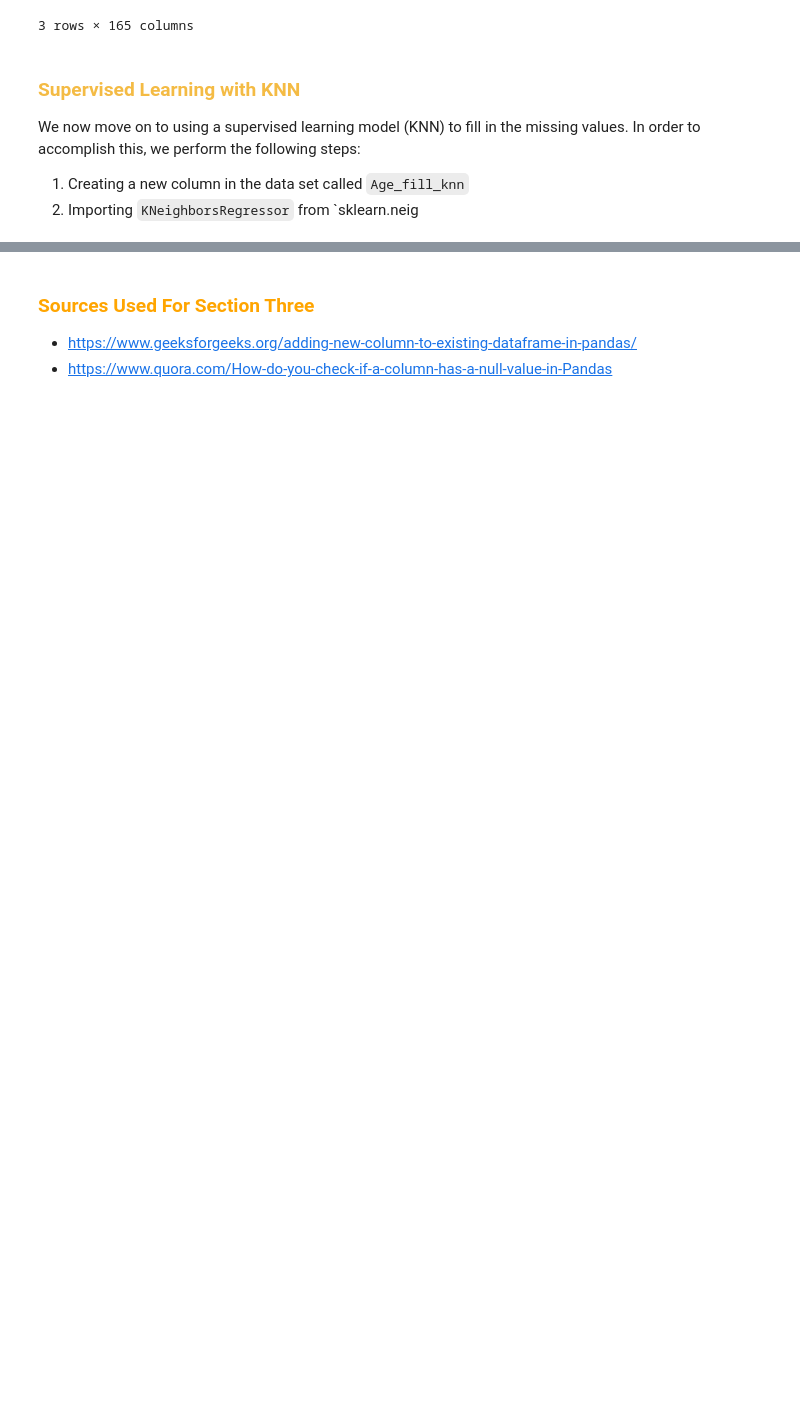
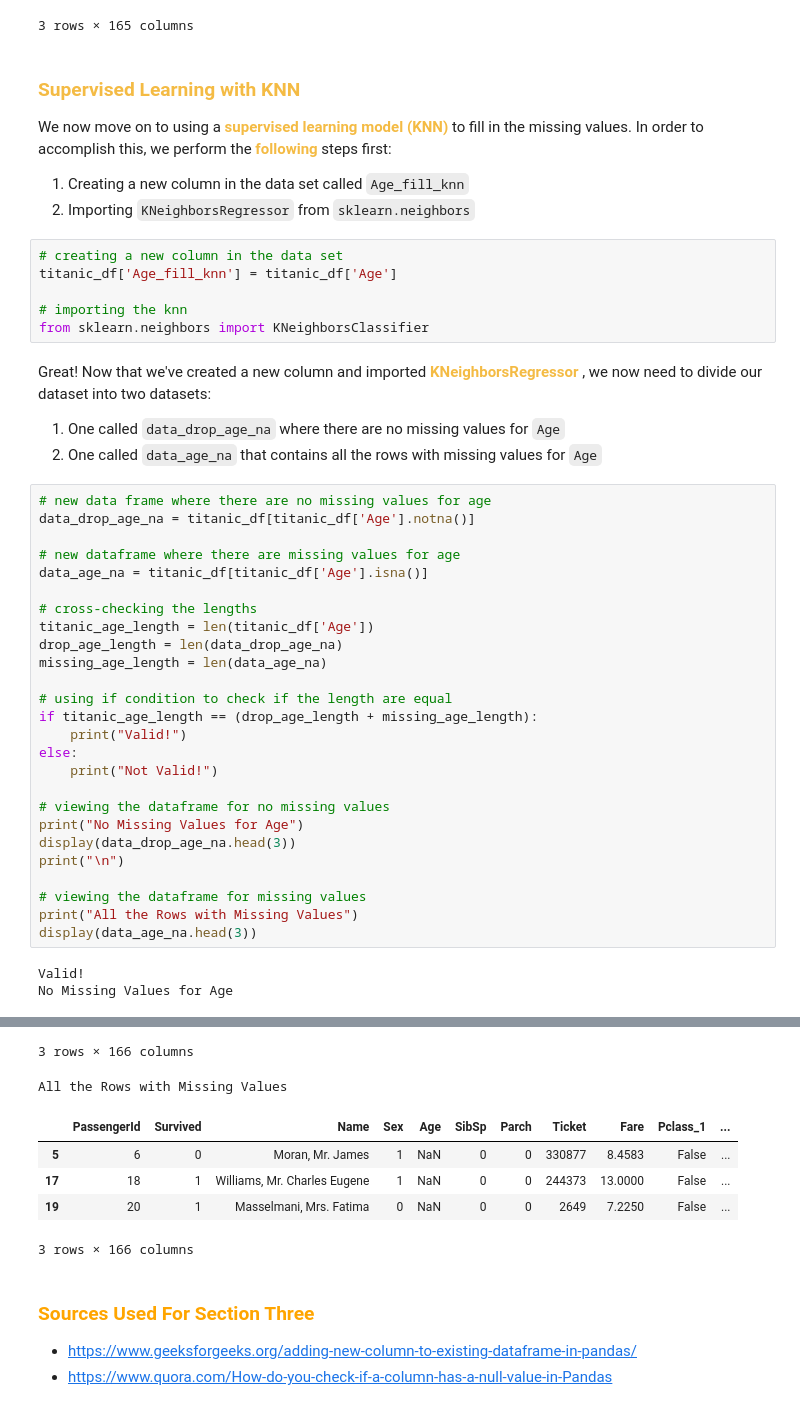
Before and after one commit to chowdhuryj-github/DataScienceDataAnalysis, a Jupyter notebook: wk_02/lab/titanic.ipynb, the cells around one changed output, grey strips where cells are left out. Cells and saved outputs as stored; diff of their text form; blank space fills up the shorter version.

```diff
--- a/wk_02/lab/titanic.ipynb
+++ b/wk_02/lab/titanic.ipynb
@@ -300,6 +303,45 @@ Mode:  False
 3 rows × 165 columns
 # %% [markdown]
 ### <font color = '#F4BB44'> Supervised Learning with KNN </font>
-We now move on to using a supervised learning model (KNN) to fill in the missing values. In order to accomplish this, we perform the following steps:
+We now move on to using a <font color = '#F4BB44'> **supervised learning model (KNN)** </font> to fill in the missing values. In order to accomplish this, we perform the <font color = '#F4BB44'> **following** </font> steps first:
 1. Creating a new column in the data set called `Age_fill_knn`
-2. Importing `KNeighborsRegressor` from `sklearn.neig
+2. Importing `KNeighborsRegressor` from `sklearn.neighbors`
+# %%
+# creating a new column in the data set
+titanic_df['Age_fill_knn'] = titanic_df['Age']
+
+# importing the knn
+from sklearn.neighbors import KNeighborsClassifier
+# %% [markdown]
+Great! Now that we've created a new column and imported <font color = '#F4BB44'> **KNeighborsRegressor** </font>, we now need to divide our dataset into two datasets:
+1. One called `data_drop_age_na` where there are no missing values for `Age`
+2. One called `data_age_na` that contains all the rows with missing values for `Age`
+# %%
+# new data frame where there are no missing values for age
+data_drop_age_na = titanic_df[titanic_df['Age'].notna()]
+
+# new dataframe where there are missing values for age
+data_age_na = titanic_df[titanic_df['Age'].isna()]
+
+# cross-checking the lengths
+titanic_age_length = len(titanic_df['Age'])
+drop_age_length = len(data_drop_age_na)
+missing_age_length = len(data_age_na)
+
+# using if condition to check if the length are equal
+if titanic_age_length == (drop_age_length + missing_age_length):
+    print("Valid!")
+else:
+    print("Not Valid!")
+
+# viewing the dataframe for no missing values
+print("No Missing Values for Age")
+display(data_drop_age_na.head(3))
+print("\n")
+
+# viewing the dataframe for missing values
+print("All the Rows with Missing Values")
+display(data_age_na.head(3))
+# %% [output]
+Valid!
+No Missing Values for Age
@@ -306,3 +352,10 @@ We now move on to using a supervised learning model (KNN) to fill in the missing
+3 rows × 166 columns
+All the Rows with Missing Values
+|  | PassengerId | Survived | Name | Sex | Age | SibSp | Parch | Ticket | Fare | Pclass_1 | ... |
+| 5 | 6 | 0 | Moran, Mr. James | 1 | NaN | 0 | 0 | 330877 | 8.4583 | False | ... |
+| 17 | 18 | 1 | Williams, Mr. Charles Eugene | 1 | NaN | 0 | 0 | 244373 | 13.0000 | False | ... |
+| 19 | 20 | 1 | Masselmani, Mrs. Fatima | 0 | NaN | 0 | 0 | 2649 | 7.2250 | False | ... |
+3 rows × 166 columns
 # %% [markdown]
 ### <font color='orange'> Sources Used For Section Three </font>
 - https://www.geeksforgeeks.org/adding-new-column-to-existing-dataframe-in-pandas/
```
Also changed, not shown: parts of 8 cells of this notebook.
